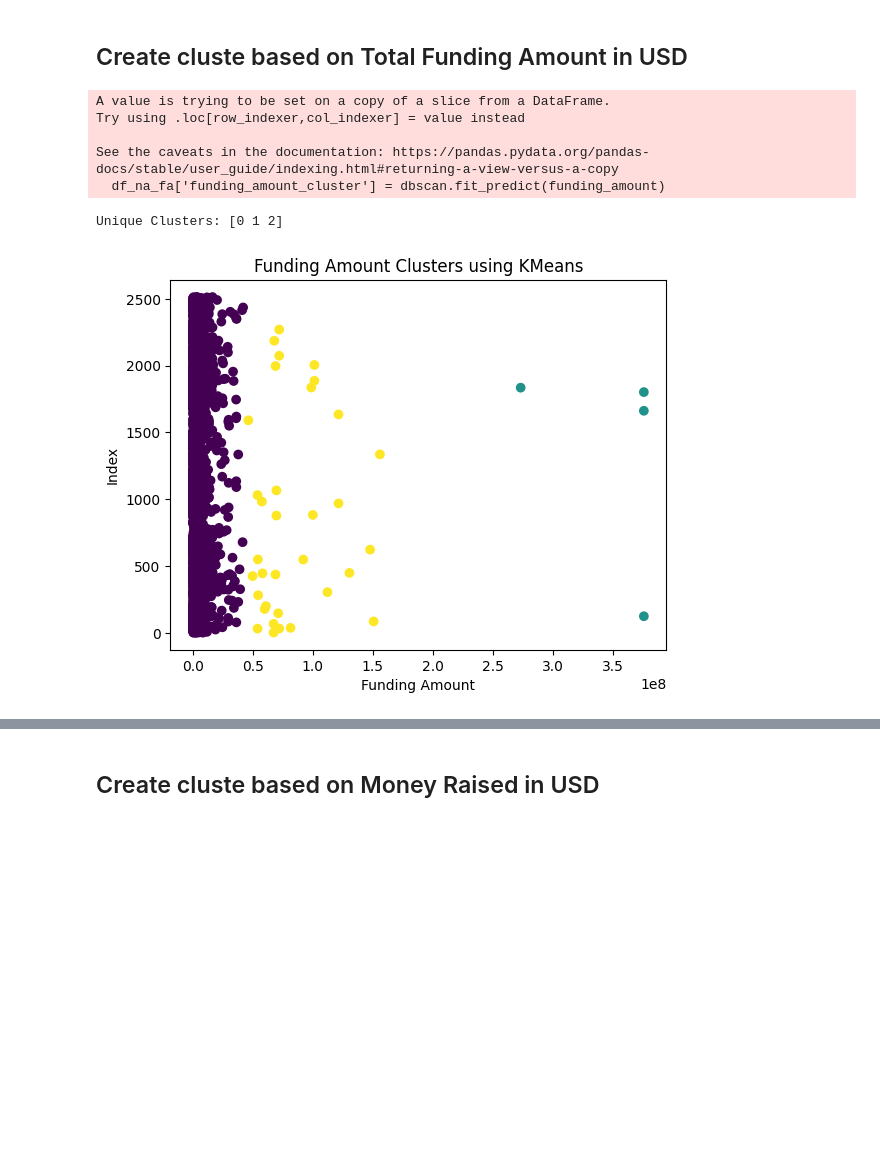
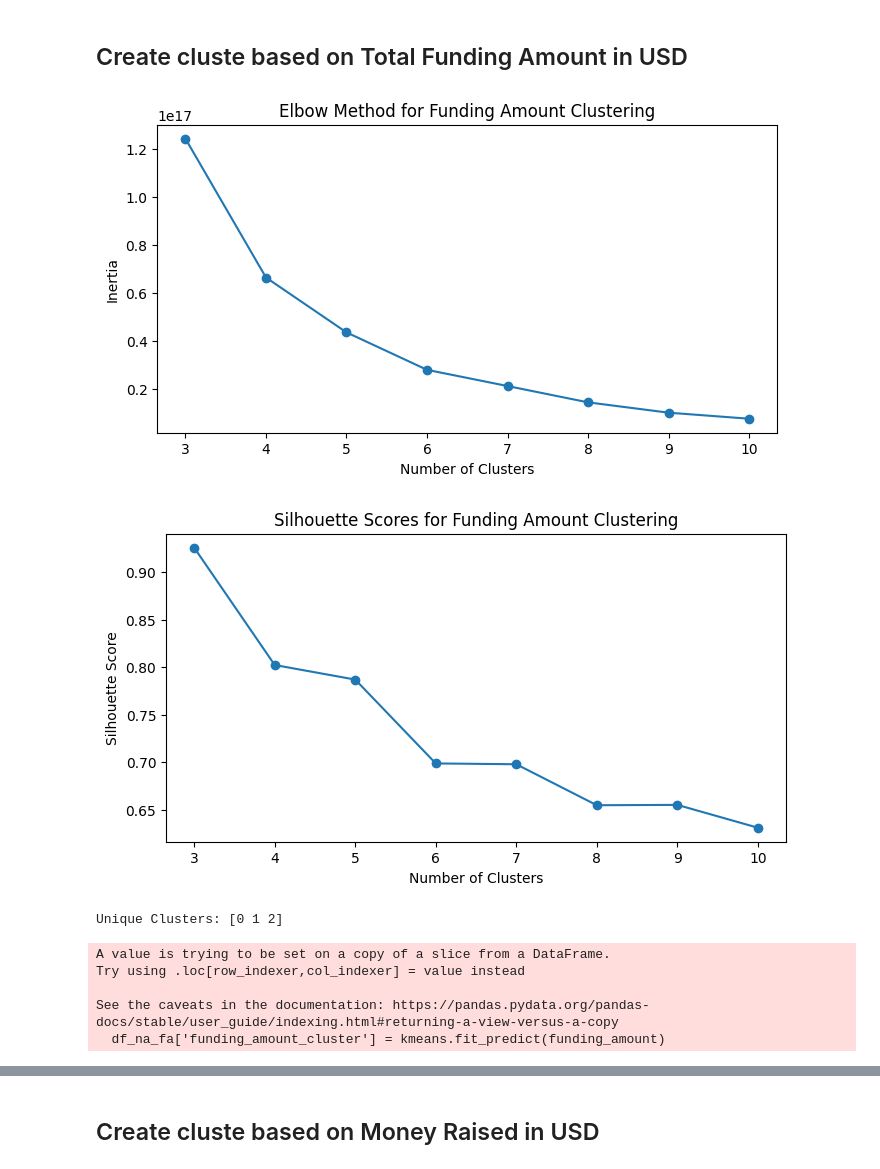
Before and after one commit to hendrik-spl/cbs-bdp-market-review-dashboard, a Jupyter notebook: enrichment-ml/ml_models.ipynb, the cells around one changed output, grey strips where cells are left out. Cells and saved outputs as stored; diff of their text form; code cells hidden in the pictures; blank space fills up the shorter version.

```diff
--- a/enrichment-ml/ml_models.ipynb
+++ b/enrichment-ml/ml_models.ipynb
@@ -38,37 +38,67 @@ Index(['Transaction Name', 'Transaction Name URL', 'Organization Industries',
 ## Create cluste based on Total Funding Amount in USD
 # %%
 import pandas as pd
-import os
+import numpy as np
+import matplotlib
+import matplotlib.pyplot as plt
 from sklearn.cluster import KMeans
-import matplotlib.pyplot as plt
-import numpy as np
+from sklearn.metrics import silhouette_score
 
-#create a cleared copy of the dataframe
+# Create a cleared copy of the dataframe
 df_na_fa = big_df.dropna(subset=['Total Funding Amount (in USD)'])
 
 funding_amount = df_na_fa[['Total Funding Amount (in USD)']]
 
-# Fit DBSCAN clustering
-dbscan = KMeans(n_clusters=3, random_state=42)
-df_na_fa['funding_amount_cluster'] = dbscan.fit_predict(funding_amount)
+# Finding the best number of clusters using the Elbow Method and Silhouette Score
+inertia = []
+silhouette_scores = []
+cluster_range = range(3, 11)  # Try different values for n_clusters
+
+for n_clusters in cluster_range:
+    kmeans = KMeans(n_clusters=n_clusters, random_state=42)
+    cluster_labels = kmeans.fit_predict(funding_amount)
+    inertia.append(kmeans.inertia_)
+    silhouette_scores.append(silhouette_score(funding_amount, cluster_labels))
+
+# Plotting the Elbow Method
+plt.figure(figsize=(8, 4))
+plt.plot(cluster_range, inertia, marker='o')
+plt.title('Elbow Method for Funding Amount Clustering')
+plt.xlabel('Number of Clusters')
+plt.ylabel('Inertia')
+plt.show()
+
+# Plotting the Silhouette Scores
+plt.figure(figsize=(8, 4))
+plt.plot(cluster_range, silhouette_scores, marker='o')
+plt.title('Silhouette Scores for Funding Amount Clustering')
+plt.xlabel('Number of Clusters')
+plt.ylabel('Silhouette Score')
+plt.show()
+
+# Fit KMeans with the optimal number of clusters (based on Elbow or Silhouette)
+optimal_clusters = cluster_range[np.argmax(silhouette_scores)]  # or choose based on elbow
+kmeans = KMeans(n_clusters=optimal_clusters, random_state=42)
+df_na_fa['funding_amount_cluster'] = kmeans.fit_predict(funding_amount)
 
 # Display unique clusters
 print("Unique Clusters:", np.unique(df_na_fa['funding_amount_cluster']))
 
 # Plotting the clusters
 plt.scatter(funding_amount, range(len(funding_amount)), c=df_na_fa['funding_amount_cluster'], cmap='viridis')
 plt.xlabel('Funding Amount')
 plt.ylabel('Index')
-plt.title('Funding Amount Clusters using KMeans')
+plt.title(f'Funding Amount Clusters using KMeans ({optimal_clusters} clusters)')
 plt.show()
 
 # Left join the 'funding_amount_cluster' column with the original big_df
 big_df = big_df.merge(df_na_fa[['funding_amount_cluster']], left_index=True, right_index=True, how='left')
 # %% [output]
+[figure, new version]
+[figure, added]
-A value is trying to be set on a copy of a slice from a DataFrame.
-Try using .loc[row_indexer,col_indexer] = value instead
-
-See the caveats in the documentation: https://pandas.pydata.org/pandas-docs/stable/user_guide/indexing.html#returning-a-view-versus-a-copy
-  df_na_fa['funding_amount_cluster'] = dbscan.fit_predict(funding_amount)
+Unique Clusters: [0 1 2]
-Unique Clusters: [0 1 2]
+A value is trying to be set on a copy of a slice from a DataFrame.
+Try using .loc[row_indexer,col_indexer] = value instead
+
+See the caveats in the documentation: https://pandas.pydata.org/pandas-docs/stable/user_guide/indexing.html#returning-a-view-versus-a-copy
+  df_na_fa['funding_amount_cluster'] = kmeans.fit_predict(funding_amount)
-[figure, old version]
```
Also changed, not shown: parts of 16 cells of this notebook, 1 other file.
